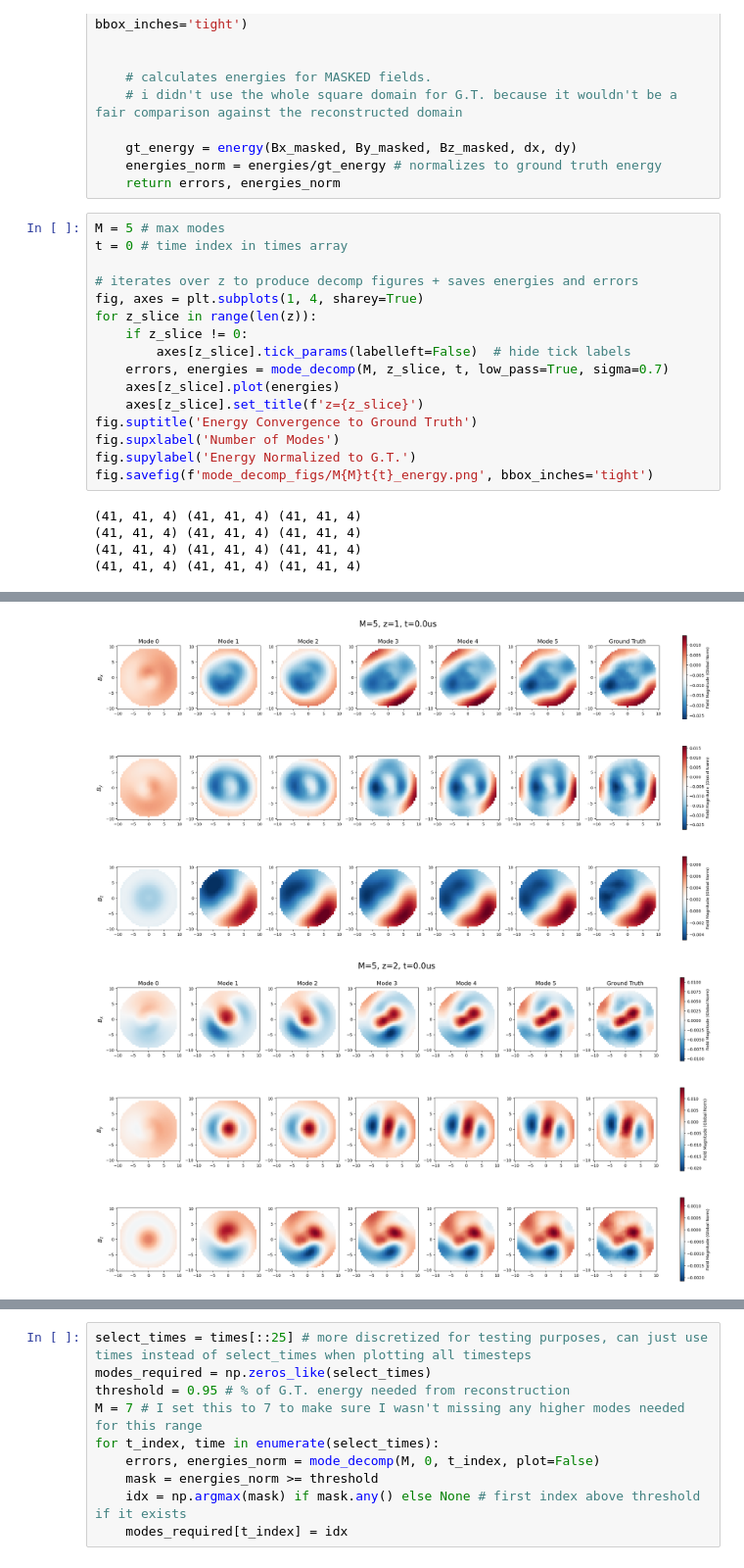
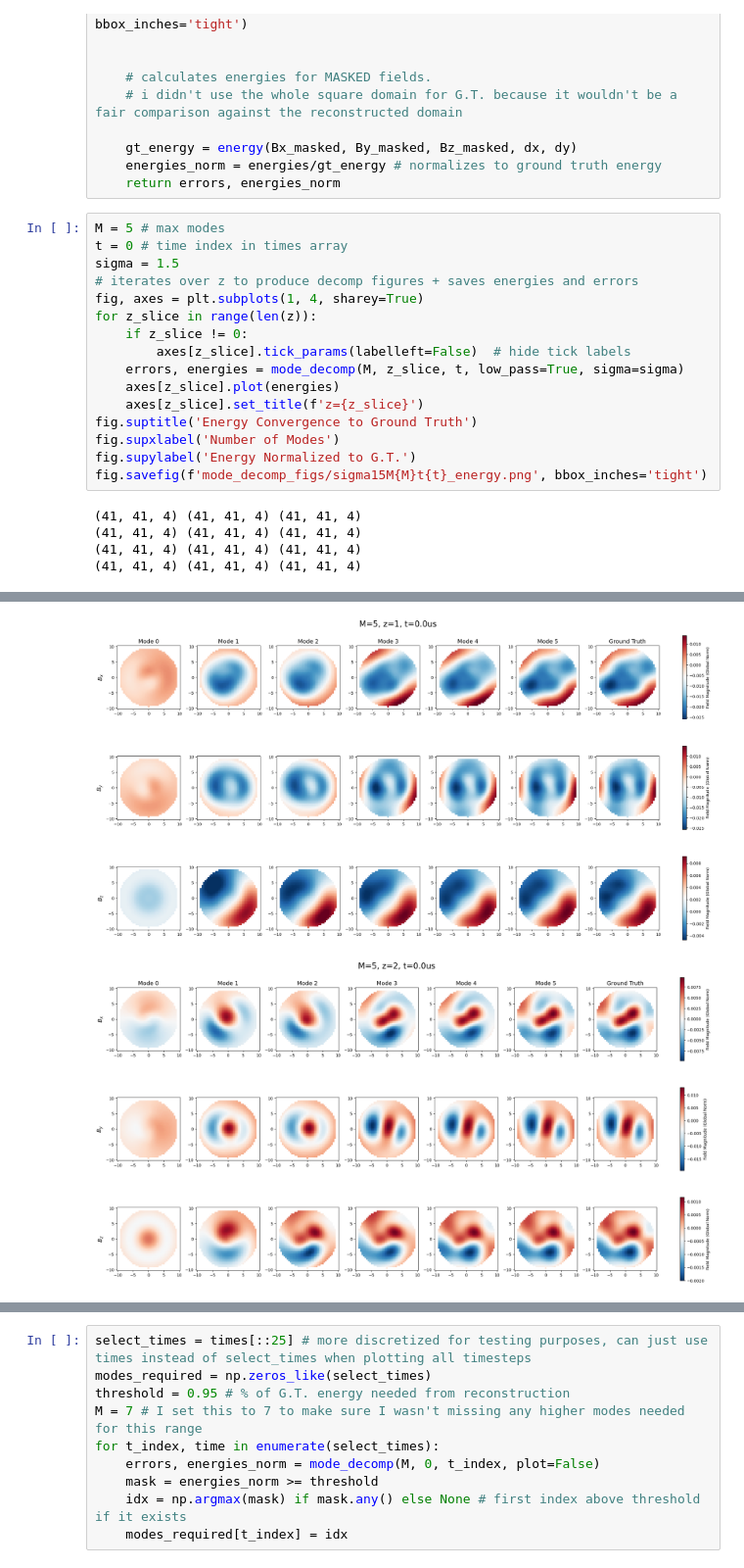
Before and after one commit to amoozing2539/Plasma_PINNS, a Jupyter notebook: mode_decomposition/alfven_decomp_v2.ipynb, the cells around one changed output, grey strips where cells are left out. Shown at 98% size. Cells and saved outputs as stored; diff of their text form.

```diff
--- a/mode_decomposition/alfven_decomp_v2.ipynb
+++ b/mode_decomposition/alfven_decomp_v2.ipynb
@@ -107,19 +107,19 @@ def mode_decomp(M, z_slice, t, plot=True, low_pass=True, sigma=1.0):
 # %%
 M = 5 # max modes
 t = 0 # time index in times array
-
+sigma = 1.5
 # iterates over z to produce decomp figures + saves energies and errors
 fig, axes = plt.subplots(1, 4, sharey=True)
 for z_slice in range(len(z)):
     if z_slice != 0:
         axes[z_slice].tick_params(labelleft=False)  # hide tick labels
-    errors, energies = mode_decomp(M, z_slice, t, low_pass=True, sigma=0.7)
+    errors, energies = mode_decomp(M, z_slice, t, low_pass=True, sigma=sigma)
     axes[z_slice].plot(energies)
     axes[z_slice].set_title(f'z={z_slice}')
 fig.suptitle('Energy Convergence to Ground Truth')
 fig.supxlabel('Number of Modes')
 fig.supylabel('Energy Normalized to G.T.')
-fig.savefig(f'mode_decomp_figs/M{M}t{t}_energy.png', bbox_inches='tight')
+fig.savefig(f'mode_decomp_figs/sigma15M{M}t{t}_energy.png', bbox_inches='tight')
 # %% [output]
 (41, 41, 4) (41, 41, 4) (41, 41, 4)
 (41, 41, 4) (41, 41, 4) (41, 41, 4)
@@ -129,3 +129,3 @@ fig.savefig(f'mode_decomp_figs/M{M}t{t}_energy.png', bbox_inches='tight')
 [figure]
-[figure, old version]
+[figure, new version]
-[figure, old version]
+[figure, new version]
```
Also changed, not shown: parts of 7 cells of this notebook, 11 other files.
